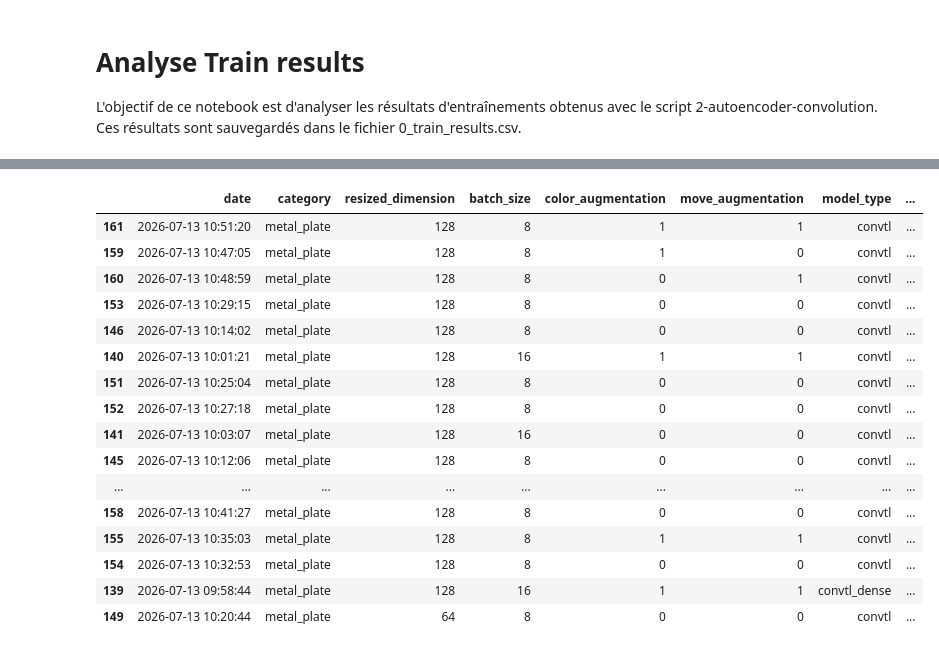
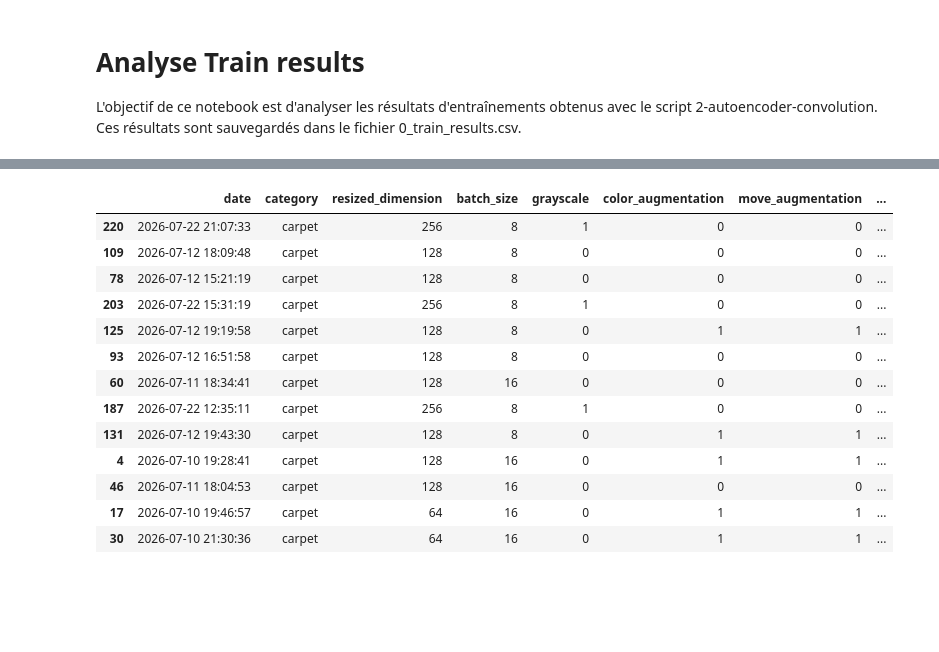
Before and after one commit to DataScientest-Studio/mai26_bds_anomalies, a Jupyter notebook: Analyse_train_results.ipynb, the cells around one changed output, grey strips where cells are left out. Saved outputs shown, nothing was run; the diff lists cells and outputs as text; code cells hidden in the pictures; blank space fills up the shorter version.

```diff
--- a/Analyse_train_results.ipynb
+++ b/Analyse_train_results.ipynb
@@ -61,20 +54,17 @@ plt.show();
 # %%
-df[df["category"]=="metal_plate"]
+df[df["category"]=="carpet"]
 # %% [output]
-|  | date | category | resized_dimension | batch_size | color_augmentation | move_augmentation | model_type | ... |
-| 161 | 2026-07-13 10:51:20 | metal_plate | 128 | 8 | 1 | 1 | convtl | ... |
-| 159 | 2026-07-13 10:47:05 | metal_plate | 128 | 8 | 1 | 0 | convtl | ... |
-| 160 | 2026-07-13 10:48:59 | metal_plate | 128 | 8 | 0 | 1 | convtl | ... |
-| 153 | 2026-07-13 10:29:15 | metal_plate | 128 | 8 | 0 | 0 | convtl | ... |
-| 146 | 2026-07-13 10:14:02 | metal_plate | 128 | 8 | 0 | 0 | convtl | ... |
-| 140 | 2026-07-13 10:01:21 | metal_plate | 128 | 16 | 1 | 1 | convtl | ... |
-| 151 | 2026-07-13 10:25:04 | metal_plate | 128 | 8 | 0 | 0 | convtl | ... |
-| 152 | 2026-07-13 10:27:18 | metal_plate | 128 | 8 | 0 | 0 | convtl | ... |
-| 141 | 2026-07-13 10:03:07 | metal_plate | 128 | 16 | 0 | 0 | convtl | ... |
-| 145 | 2026-07-13 10:12:06 | metal_plate | 128 | 8 | 0 | 0 | convtl | ... |
-| ... | ... | ... | ... | ... | ... | ... | ... | ... |
-| 158 | 2026-07-13 10:41:27 | metal_plate | 128 | 8 | 0 | 0 | convtl | ... |
-| 155 | 2026-07-13 10:35:03 | metal_plate | 128 | 8 | 1 | 1 | convtl | ... |
-| 154 | 2026-07-13 10:32:53 | metal_plate | 128 | 8 | 0 | 0 | convtl | ... |
-| 139 | 2026-07-13 09:58:44 | metal_plate | 128 | 16 | 1 | 1 | convtl_dense | ... |
-| 149 | 2026-07-13 10:20:44 | metal_plate | 64 | 8 | 0 | 0 | convtl | ... |
+|  | date | category | resized_dimension | batch_size | grayscale | color_augmentation | move_augmentation | ... |
+| 220 | 2026-07-22 21:07:33 | carpet | 256 | 8 | 1 | 0 | 0 | ... |
+| 109 | 2026-07-12 18:09:48 | carpet | 128 | 8 | 0 | 0 | 0 | ... |
+| 78 | 2026-07-12 15:21:19 | carpet | 128 | 8 | 0 | 0 | 0 | ... |
+| 203 | 2026-07-22 15:31:19 | carpet | 256 | 8 | 1 | 0 | 0 | ... |
+| 125 | 2026-07-12 19:19:58 | carpet | 128 | 8 | 0 | 1 | 1 | ... |
+| 93 | 2026-07-12 16:51:58 | carpet | 128 | 8 | 0 | 0 | 0 | ... |
+| 60 | 2026-07-11 18:34:41 | carpet | 128 | 16 | 0 | 0 | 0 | ... |
+| 187 | 2026-07-22 12:35:11 | carpet | 256 | 8 | 1 | 0 | 0 | ... |
+| 131 | 2026-07-12 19:43:30 | carpet | 128 | 8 | 0 | 1 | 1 | ... |
+| 4 | 2026-07-10 19:28:41 | carpet | 128 | 16 | 0 | 1 | 1 | ... |
+| 46 | 2026-07-11 18:04:53 | carpet | 128 | 16 | 0 | 0 | 0 | ... |
+| 17 | 2026-07-10 19:46:57 | carpet | 64 | 16 | 0 | 1 | 1 | ... |
+| 30 | 2026-07-10 21:30:36 | carpet | 64 | 16 | 0 | 1 | 1 | ... |
```
Also changed, not shown: parts of 5 cells of this notebook, 4 other files.
